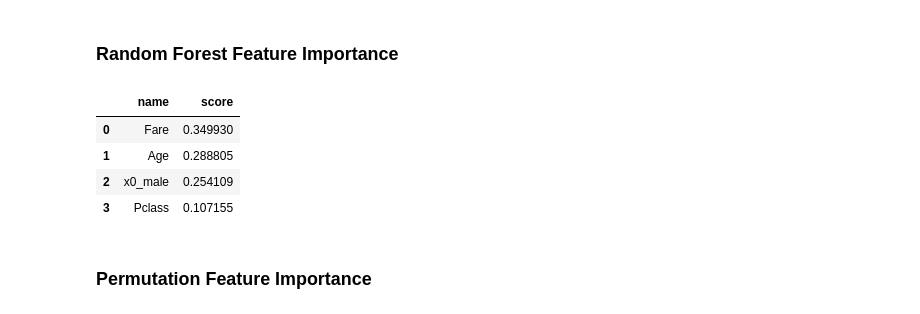
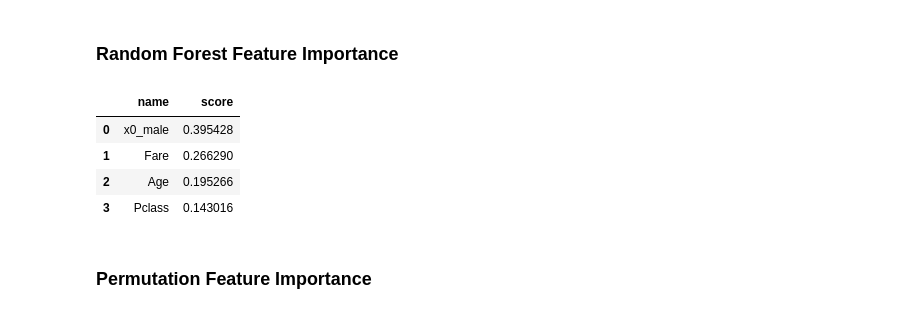
Before and after one commit to wpan03/quick_ds_python, a Jupyter notebook: supervised_clf_demo.ipynb, the cells around one changed output. Saved outputs shown, nothing was run; the diff lists cells and outputs as text; code cells hidden in the pictures.

```diff
--- a/supervised_clf_demo.ipynb
+++ b/supervised_clf_demo.ipynb
@@ -158,0 +144,10 @@ binary_cross_evaluate(X_train_prepared, y_train, mod_rf)
+# %%
+rf_grids = {'max_features': ['auto', 'sqrt', 0.5],
+            'min_samples_leaf': [1, 3, 5, 7, 9],
+            'n_estimators': [50, 100, 200, 400]}
+# %%
+%%time
+tune_search = TuneSearchCV(RandomForestClassifier(), rf_grids, cv=3,
+                           n_trials=20, n_jobs=-1,
+                           random_state=36, search_optimization='hyperopt')
+_ = tune_search.fit(X_train_prepared, y_train)
@@ -158,0 +165,2 @@ binary_cross_evaluate(X_train_prepared, y_train, mod_rf)
+# %%
+mod_rf_final = tune_search.best_estimator_
@@ -172,13 +187,13 @@ get_binary_error_analysis(X_test_prepared, y_test, mod_rf, only_show_error=True)
 # %% [markdown]
 ### Random Forest Feature Importance
 # %%
-get_feature_imp(X_train_prepared, mod_rf)
+get_feature_imp(X_train_prepared, mod_rf_final)
 # %% [output]
 |  | name | score |
-| 0 | Fare | 0.349930 |
-| 1 | Age | 0.288805 |
-| 2 | x0_male | 0.254109 |
-| 3 | Pclass | 0.107155 |
+| 0 | x0_male | 0.395428 |
+| 1 | Fare | 0.266290 |
+| 2 | Age | 0.195266 |
+| 3 | Pclass | 0.143016 |
 # %% [markdown]
 ### Permutation Feature Importance
 # %% [markdown]
```
Also changed, not shown: parts of 15 cells of this notebook, 2 other files.
